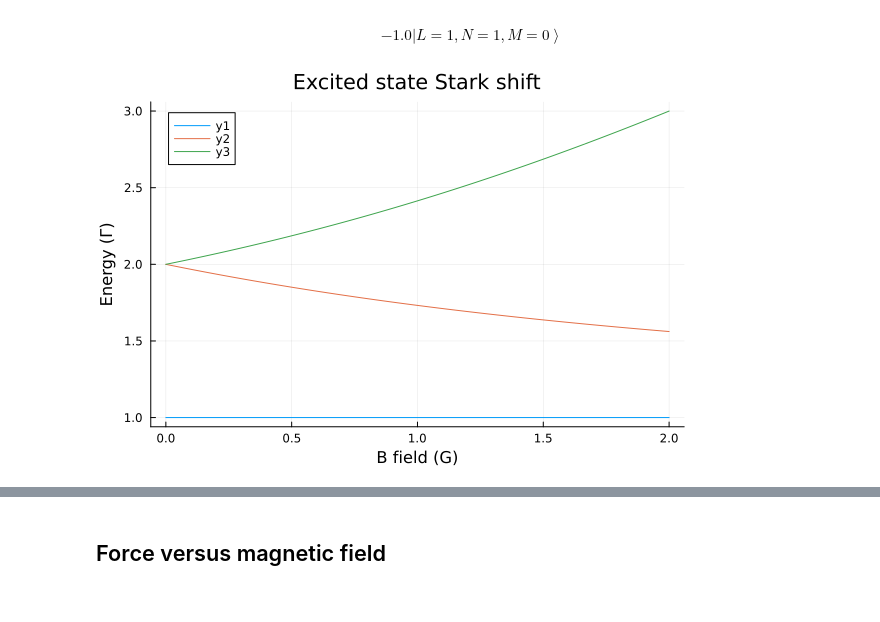
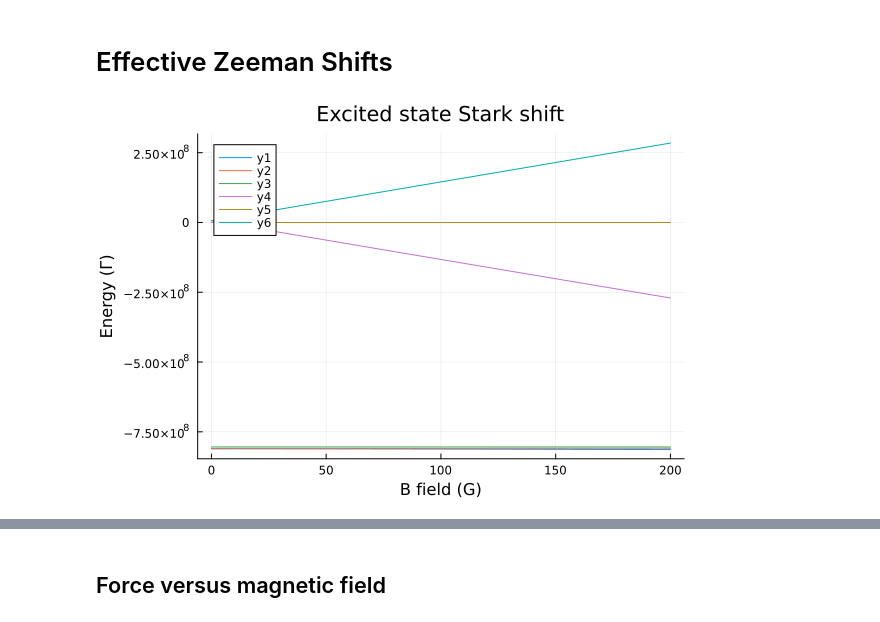
Before and after one commit to munozariasjm/OpticalBlochEquations.jl, a Jupyter notebook: examples/ipynb_sources/toy_models/F1_to_F1.ipynb, the cells around one changed output, grey strips where cells are left out. Saved outputs shown, nothing was run; the diff lists cells and outputs as text; code cells hidden in the pictures.

```diff
--- a/examples/ipynb_sources/toy_models/F1_to_F1.ipynb
+++ b/examples/ipynb_sources/toy_models/F1_to_F1.ipynb
@@ -10,7 +11,8 @@ using
 ;
 # %%
-const λ = 1
-const Γ = 2π
-const m = 1
+const λ = 626e-9
+const Γ = 2π* 6.4e6
+const m = @with_unit 57 "u"
 const k = 2π / λ
+_μB = (μ_B / h) * 1e-4
 ;
@@ -233 +501,3 @@ histogram!(n_antitrap, label="anti-trapping laser",xlabel="number of photons sca
+# %% [markdown]
+# Effective Zeeman Shifts
 # %%
@@ -244,12 +554,11 @@ for i in 1:1:length(B_scan)
 end
-# %%
-display(H.states[4])
-# %% [output]
-$$-1.0\left|L=1, N=1, M=0\right\rangle$$
 # %%
-plot(B_scan, energies[:,1])
-plot!(B_scan, energies[:,2])
-plot!(B_scan, energies[:,3])
+plot(B_scan./_μB, energies[:,1].+(0Γ))
+plot!(B_scan./_μB, energies[:,2].+(0Γ))
+plot!(B_scan./_μB, energies[:,3].+(0Γ))
+plot!(B_scan./_μB, energies[:,4])
+plot!(B_scan./_μB, energies[:,5])
+plot!(B_scan./_μB, energies[:,6])
 plot!(xlabel="B field (G)", ylabel="Energy (Γ)", title="Excited state Stark shift")
 # %% [output]
-[figure, old version]
+[figure, new version]
```
Also changed, not shown: parts of 68 cells of this notebook, 6 other files.
